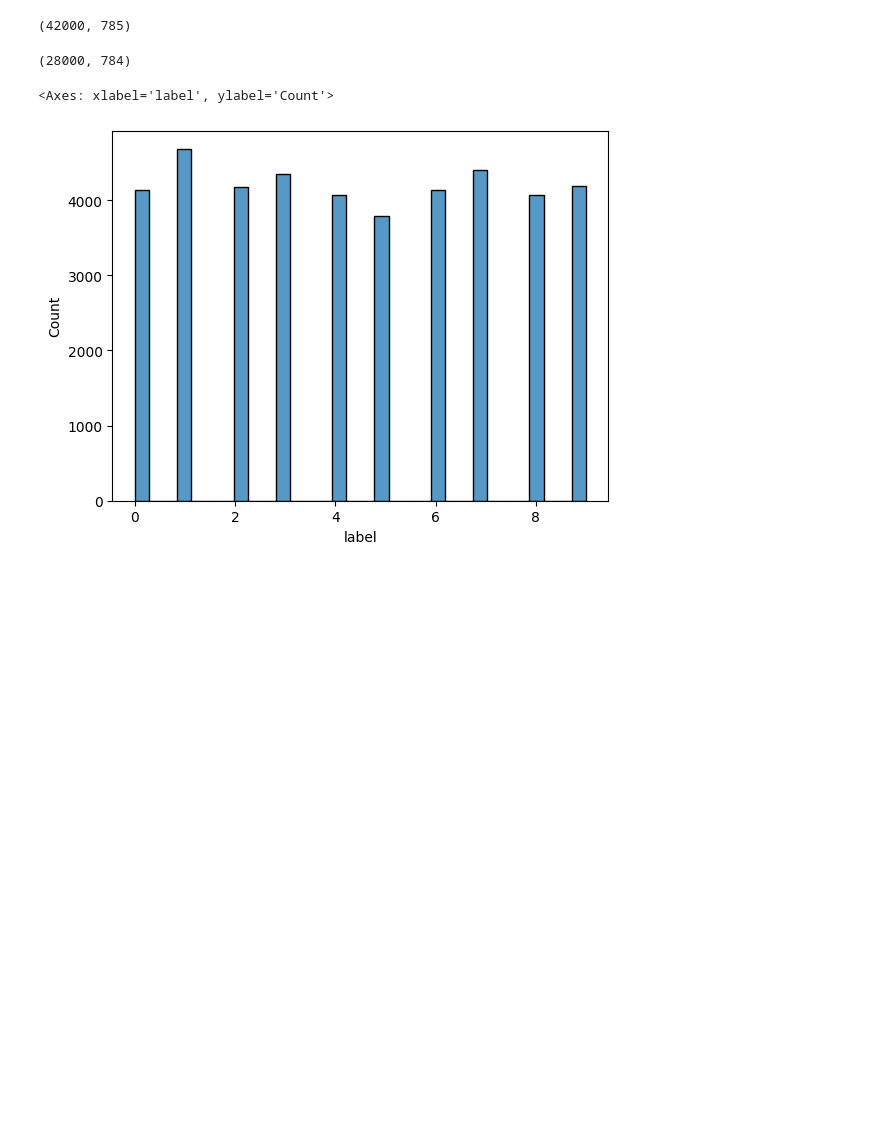
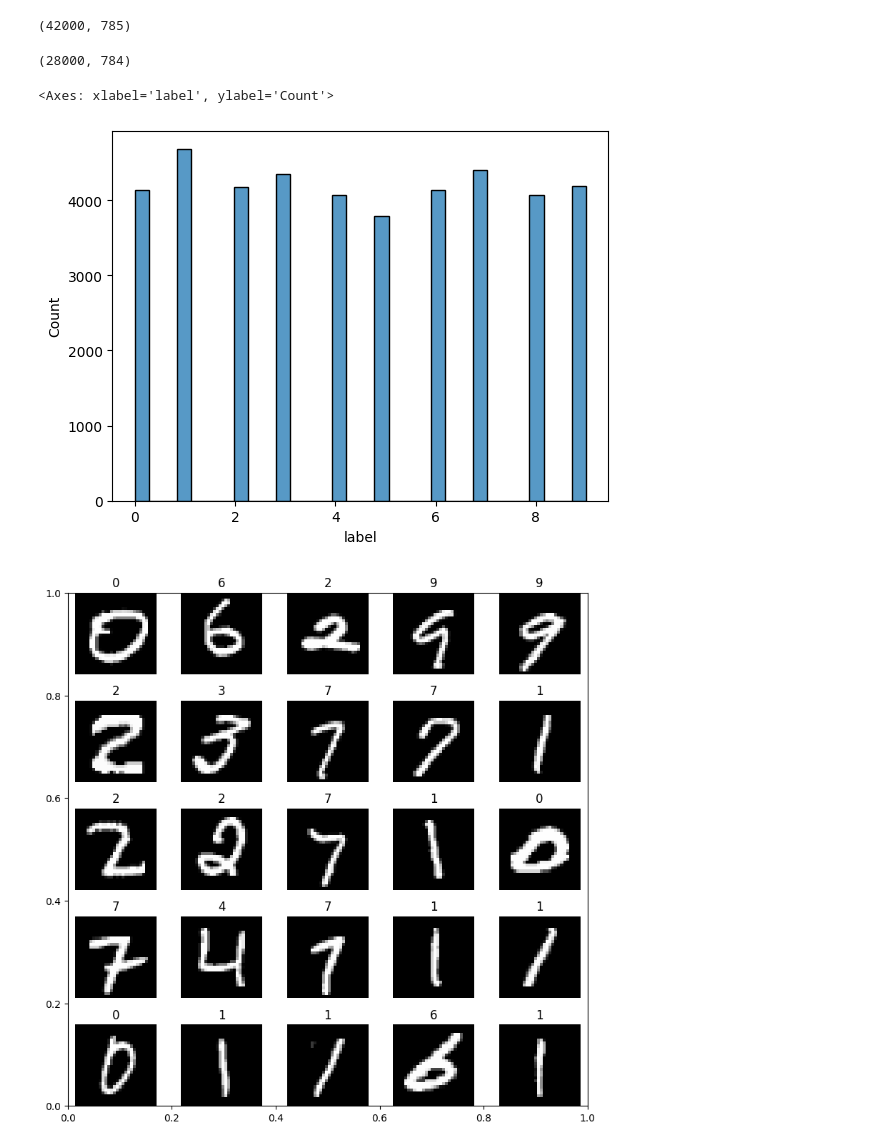
Before and after one commit to JOCRZ/Data-Science-Diploma, a Jupyter notebook: Machine-Learning/Logistic-Regression/Project2/model.ipynb, the cells around one changed output. Cells and saved outputs as stored; diff of their text form; code cells hidden in the pictures; blank space fills up the shorter version.

```diff
--- a/Machine-Learning/Logistic-Regression/Project2/model.ipynb
+++ b/Machine-Learning/Logistic-Regression/Project2/model.ipynb
@@ -29,9 +29,35 @@ sns.histplot(df['label'])
 <Axes: xlabel='label', ylabel='Count'>
 [figure]
 # %%
-X = df.iloc[:,1:]
-y = df['label']
+X = (df.iloc[:,1:].values).astype('float32')
+y = (df.iloc[:,0].values).astype('int32')
 # %%
 model = LogisticRegression()
 # %%
 plt.matshow(df.iloc)
+# %%
+np.random.seed(42)
+
+#Creating a list of 25 random integer numbers from the training set
+random_indices = np.random.randint(0, X.shape[0], 25)
+
+#Adding the images and label at randomly generated index to the lists
+images=[]
+labels=[]
+for i in random_indices:
+    images.append(X[i].reshape((28,28,1)))
+    labels.append(y[i])
+
+# Plot the images
+plt.subplots(figsize = (8, 8))
+for i, image in enumerate(images):
+    plt.subplot(5, 5, i + 1)
+    plt.imshow(image, cmap="gray")
+    plt.title(labels[i])
+    plt.axis('off')
+
+
+plt.tight_layout()
+plt.show()
+# %% [output]
+[figure, added]
```
Also changed, not shown: parts of 4 cells of this notebook.
